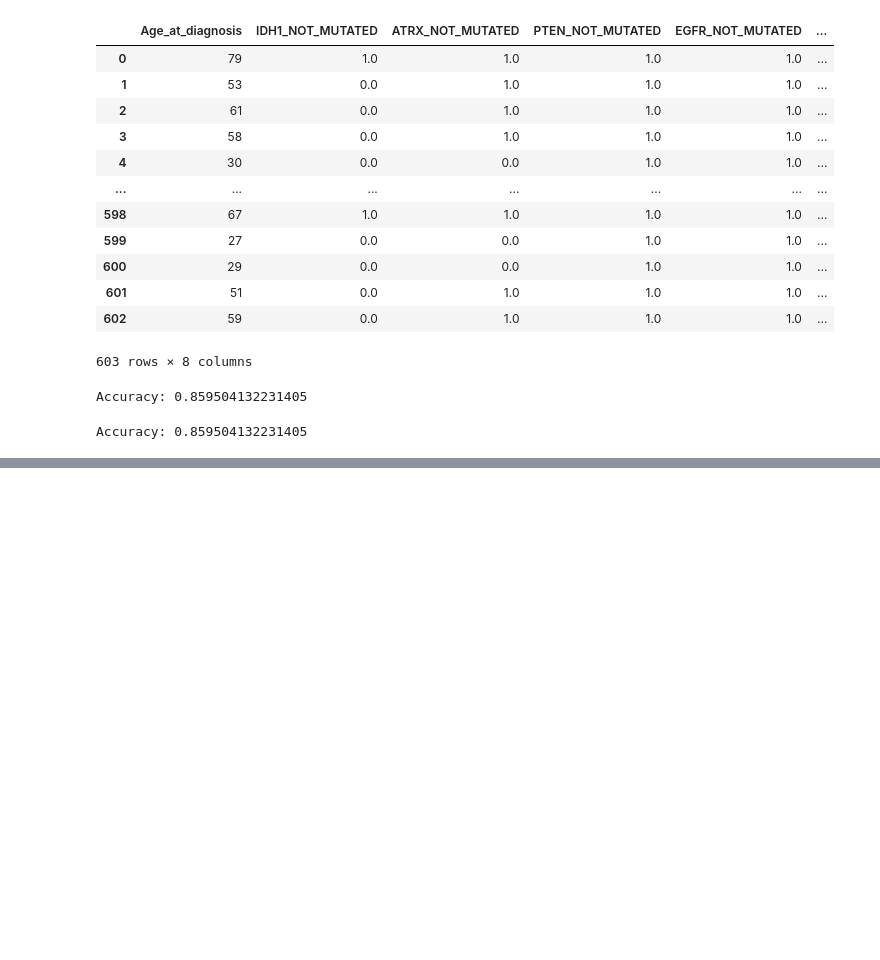
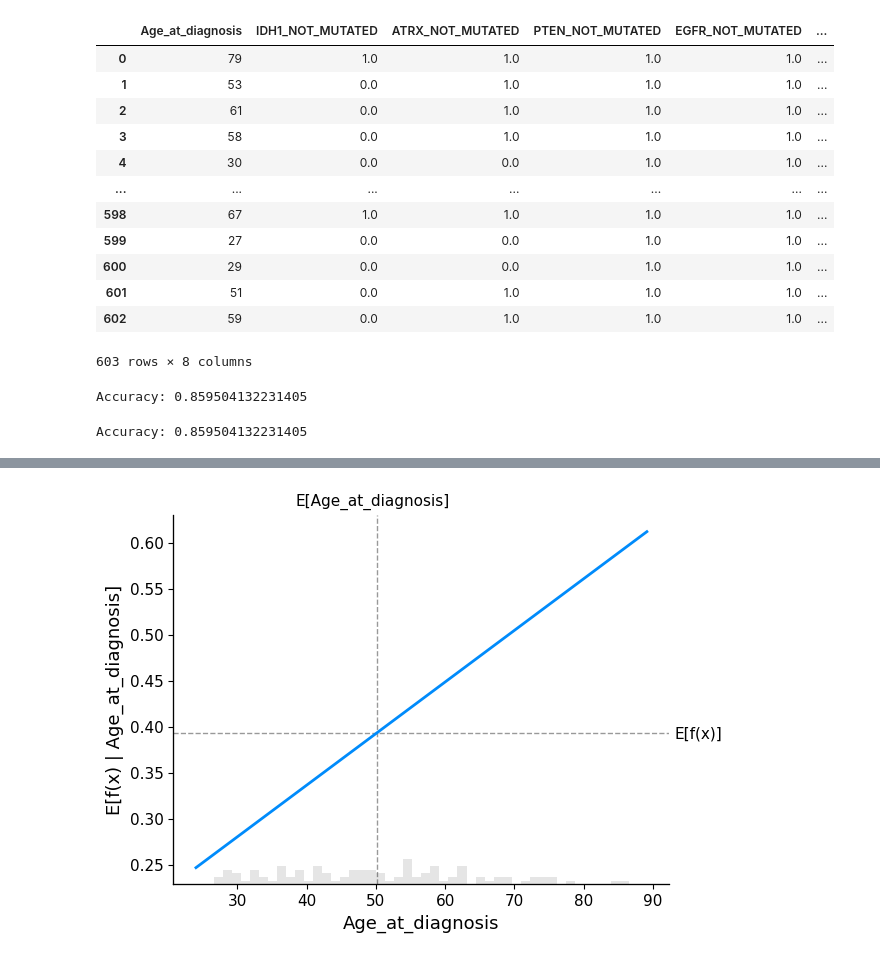
Before and after one commit to arinaaandreeva/ML_lab_1, a Jupyter notebook: ML_Lab_1.ipynb, the cells around one changed output, grey strips where cells are left out. Saved outputs shown, nothing was run; the diff lists cells and outputs as text; code cells hidden in the pictures; blank space fills up the shorter version.

Commit message:
Add Explainable model

```diff
--- a/ML_Lab_1.ipynb
+++ b/ML_Lab_1.ipynb
@@ -356,3 +382,8 @@ results_df = pd.DataFrame({
 
 # Сохранение результатов в файл
 results_df.to_csv('predictions_stacking.csv', index=False)
+# %%
+# Задание 6 - explainable model
+
+model = LinearRegression()
+model.fit(x_train_df, train_df["Grade"])
@@ -358,0 +408,15 @@ results_df.to_csv('predictions_stacking.csv', index=False)
+# %%
+# Возьмём выборку из 100 образцов
+x_100 = shap.utils.sample(x_train_df, 100)
+
+# Посмотрим на график частичной зависимости предсказания модели от признака Age_at_diagnosis
+shap.partial_dependence_plot(
+    "Age_at_diagnosis",
+    model.predict,
+    x_100,
+    ice=False,
+    model_expected_value=True,
+    feature_expected_value=True,
+)
+# %% [output]
+[figure, added]
```
Also changed, not shown: parts of 19 cells of this notebook.
